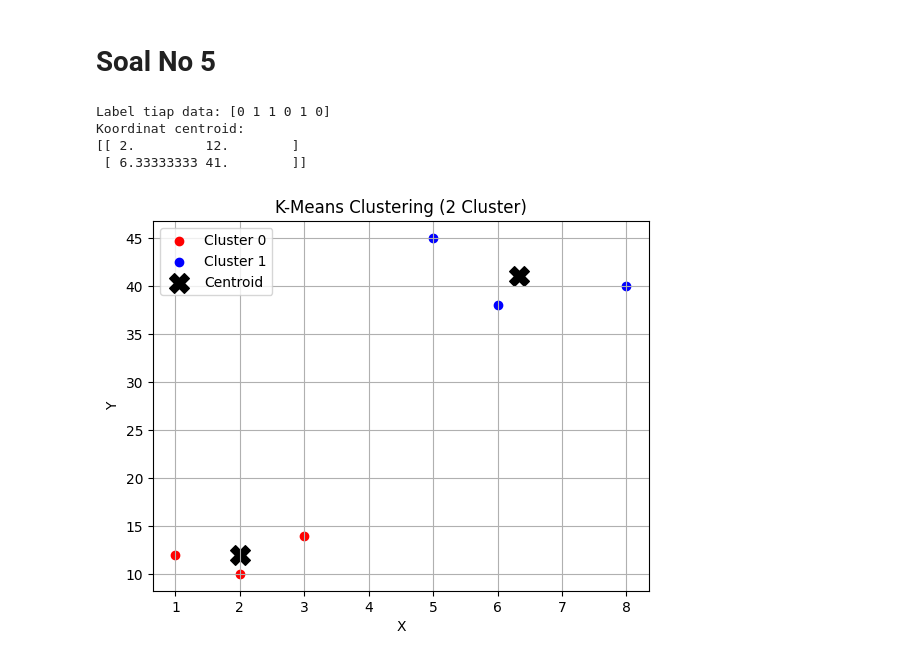
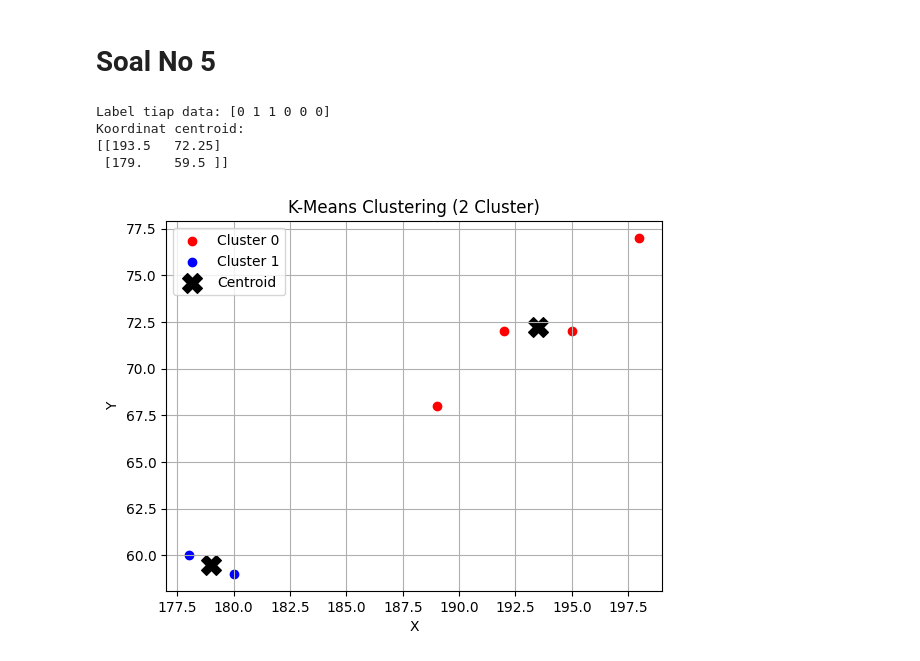
Before and after one commit to robilprogramer/uas-penambangan-data, a Jupyter notebook: main.ipynb, the cells around one changed output. Cells and saved outputs as stored; diff of their text form; code cells hidden in the pictures.

```diff
--- a/main.ipynb
+++ b/main.ipynb
@@ -731,44 +668,44 @@ from sklearn.cluster import KMeans
 
 # Dataset: [X, Y]
 X = np.array([
-    [2, 10],
-    [5, 45],
-    [8, 40],
-    [1, 12],
-    [6, 38],
-    [3, 14]
+    [195 , 72 ],
+    [180 , 59],
+    [178 , 60 ],
+    [189 , 68 ],
+    [192 , 72 ],
+    [198 , 77 ]
 ])
 
 # Buat model KMeans dengan 2 cluster
 kmeans = KMeans(n_clusters=2, random_state=0)
 kmeans.fit(X)
 
 # Dapatkan hasil clustering
 labels = kmeans.labels_
 centroids = kmeans.cluster_centers_
 
 # Tampilkan hasil
 print("Label tiap data:", labels)
 print("Koordinat centroid:")
 print(centroids)
 
 # Visualisasi hasil clustering
 colors = ['red', 'blue']
 for i in range(len(X)):
     plt.scatter(X[i][0], X[i][1], color=colors[labels[i]], label=f'Cluster {labels[i]}' if i == 0 or i == 1 else "")
 
 # Centroid
 plt.scatter(centroids[:, 0], centroids[:, 1], marker='X', s=200, color='black', label='Centroid')
 
 plt.title("K-Means Clustering (2 Cluster)")
 plt.xlabel("X")
 plt.ylabel("Y")
 plt.legend()
 plt.grid(True)
 plt.show()
 # %% [output]
-Label tiap data: [0 1 1 0 1 0]
+Label tiap data: [0 1 1 0 0 0]
 Koordinat centroid:
-[[ 2.         12.        ]
- [ 6.33333333 41.        ]]
+[[193.5   72.25]
+ [179.    59.5 ]]
-[figure, old version]
+[figure, new version]
```
Also changed, not shown: parts of 26 cells of this notebook.
